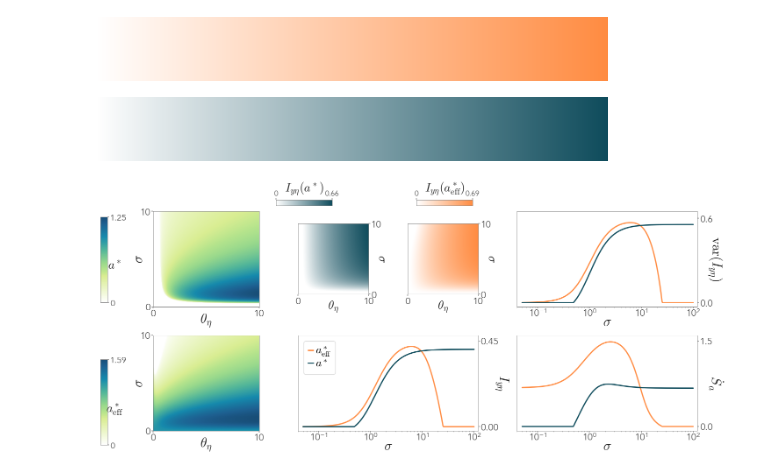
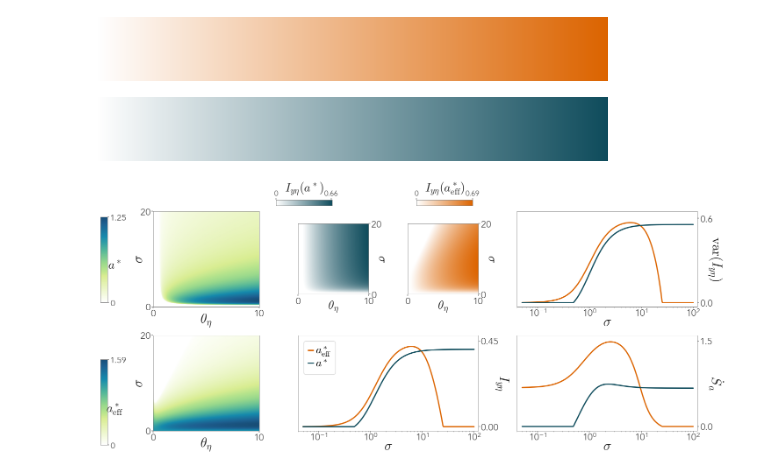
Before and after one commit to giorgionicoletti/InfoTrasduction, a Jupyter notebook: notebooks/Figure2.ipynb, the cells around one changed output. Drawn from its saved outputs; the diff is of its cells as text; code cells hidden in the pictures.

Commit message:
Updated figure 2

```diff
--- a/notebooks/Figure2.ipynb
+++ b/notebooks/Figure2.ipynb
@@ -71,18 +76,18 @@ theta_eta_cont_aeff, sigma_cont_aeff, aeff_cont = load_countour_from_mathematica
 # %%
 from matplotlib.colors import LinearSegmentedColormap
-c1 = '#ff8c42'
+c1 = '#dc6400'
 c2 = '#0f4c5c'
 
 colors = ["w", "#F6FBE4", "#ECF6C9", "#E3F2AE", "#d9ed92", "#b5e48c", "#99d98c",
           "#76c893", "#52b69a", "#34a0a4", "#168aad", "#1a759f", "#1e6091", "#184e77"]
 nodes = np.linspace(0, 1, len(colors))
 cmap_PD = LinearSegmentedColormap.from_list("cmap_SR", list(zip(nodes, colors)))
 
 cmap_opt = fplot.white_to_color(c2)
 cmap_eff = fplot.white_to_color(c1)
 cmap_eff
 # %% [output]
-[figure, old version]
+[figure, new version]
 # %%
 cmap_opt
 # %% [output]
@@ -93,8 +98,7 @@ fig, axs = plt.subplot_mosaic([["c1", 'i1', 'i2', "p3", "p3"],
                                gridspec_kw = {'width_ratios': [1.5, 1, 1, 1, 1]})
 plt.subplots_adjust(wspace = 0.5, hspace = 0.3)
 
-axs["i1"].set_aspect(1)
-axs["i2"].set_aspect(1)
+
 
 for aa in [axs["p1"], axs["p2"], axs["p3"]]:
     aa.set_xlim(4e-2, 1.2e2)
@@ -156,11 +160,11 @@ cbar_ax2.xaxis.set_ticks_position("top")
 
 for aa in [axs["i1"], axs["i2"]]:
     aa.set_xticks([0, 10])
-    aa.set_yticks([0, 10])
+    aa.set_yticks([0, 20])
     aa.set_xlabel(r'$\theta_\eta$', fontsize = 20, labelpad = -10)
     aa.set_ylabel(r'$\sigma$', fontsize = 20, labelpad = 10, rotation = -90)
     aa.set_xlim(0, 10)
-    aa.set_ylim(0., 10)
+    aa.set_ylim(0., 20)
     fplot.right_ylabel(aa)
 
 axs["c1"].pcolormesh(theta_eta_cont_astar, sigma_cont_astar, astar_cont.T,
@@ -184,14 +188,17 @@ cb.set_label(r'$a^*_{\rm eff}$', fontsize = 20, labelpad = -20, rotation = 0)
 
 for aa in [axs["c1"], axs["c2"]]:
     aa.set_xticks([0.05, 10])
-    aa.set_yticks([0.05, 10])
+    aa.set_yticks([0.05, 20])
     aa.set_xticklabels([0, 10])
-    aa.set_yticklabels([0, 10])
+    aa.set_yticklabels([0, 20])
     aa.set_xlabel(r'$\theta_\eta$', fontsize = 22, labelpad = -10)
     aa.set_ylabel(r'$\sigma$', fontsize = 22, labelpad = -10)
+
+axs["i1"].set_aspect(0.5)
+axs["i2"].set_aspect(0.5)
 
 plt.savefig("../figures/figure2_draft.svg", bbox_inches = "tight")
 
 plt.show()
 # %% [output]
-[figure, old version]
+[figure, new version]
```
Also changed, not shown: parts of 3 cells of this notebook.
